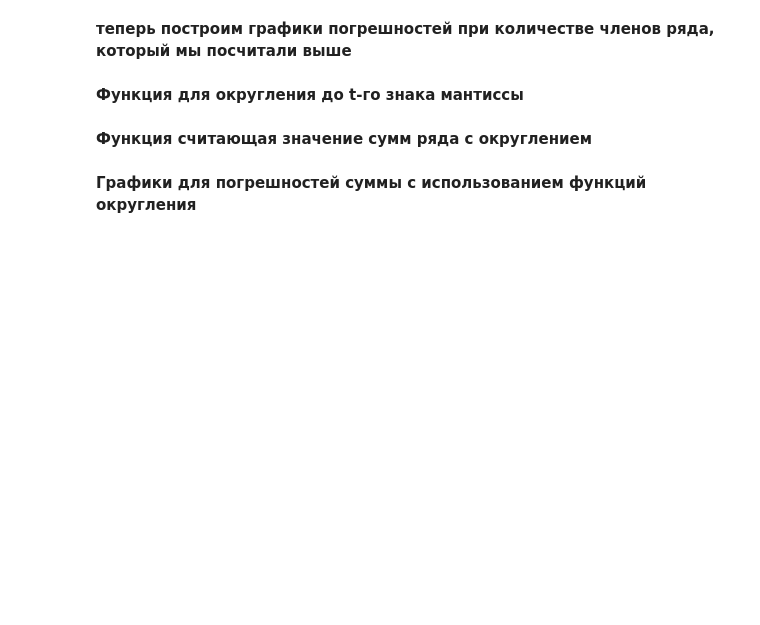
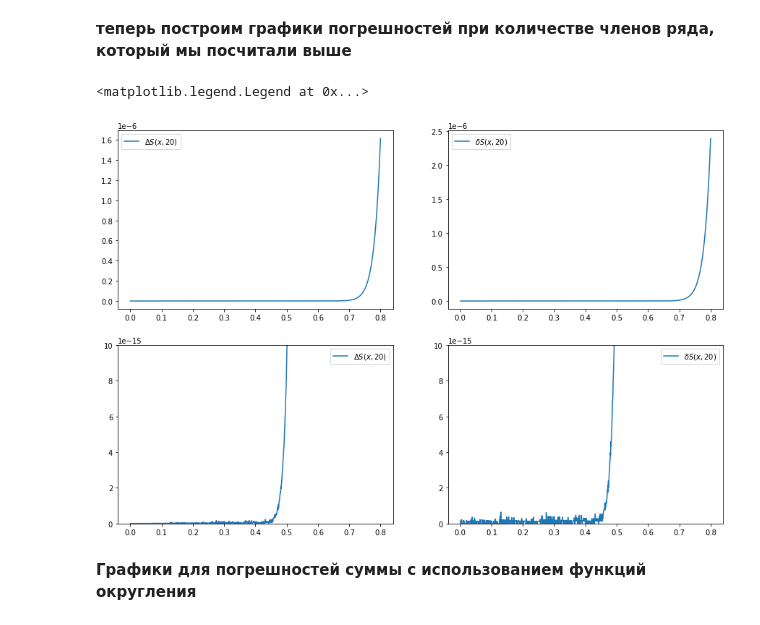
Before and after one commit to Lamantin12/N_A_lab1, a Jupyter notebook: lab_1_main.ipynb, the cells around one changed output. Drawn from its saved outputs; the diff is of its cells as text; code cells hidden in the pictures; blank space fills up the shorter version.

```diff
--- a/lab_1_main.ipynb
+++ b/lab_1_main.ipynb
@@ -93,17 +90,30 @@ print(N_machine_error)
 # %%
 fig, ax = plt.subplots(2,2, figsize = (15, 10))
 
 
-ax[0][0].plot(x_range, abs_error(S_n(x_range,N_machine_error), F(x_range)), label = f'$\Delta S(x,{N_machine_error})$')
-ax[0][1].plot(x_range, relative_error(S_n(x_range,N_machine_error), F(x_range)), label = f'$\delta S(x,{N_machine_error})$')
-ax[1][0].plot(x_range, abs_error(S_n(x_range,N_machine_error), F(x_range)), label = f'$\Delta S(x,{N_machine_error})$')
-ax[1][1].plot(x_range, relative_error(S_n(x_range,N_machine_error), F(x_range)), label = f'$\delta S(x,{N_machine_error})$')
+ax[0][0].plot(x_range,
+              abs_error(sum_of_taylor(x_range,N_machine_error), function(x_range)),
+              label = f'$\Delta S(x,{N_machine_error})$'
+             )
+ax[0][1].plot(x_range,
+              relative_error(sum_of_taylor(x_range,N_machine_error), function(x_range)),
+              label = f'$\delta S(x,{N_machine_error})$'
+             )
+ax[1][0].plot(x_range,
+              abs_error(sum_of_taylor(x_range,N_machine_error), function(x_range)),
+              label = f'$\Delta S(x,{N_machine_error})$'
+             )
+ax[1][1].plot(x_range,
+              relative_error(sum_of_taylor(x_range,N_machine_error), function(x_range)),
+              label = f'$\delta S(x,{N_machine_error})$'
+             )
 
 ax[1][0].set(ylim = (0.0, 10E-15))
 ax[1][1].set(ylim = (0.0, 10E-15))
 ax[0][0].legend()
 ax[0][1].legend()
-ax[0][0].legend()
-ax[0][1].legend()
+ax[1][0].legend()
+ax[1][1].legend()
+# %% [output]
+<matplotlib.legend.Legend at 0x...>
+[figure, added]
-# %% [markdown]
-**Функция для округления до t-го знака мантиссы**
@@ -115,2 +119,0 @@ print(ROUND(0.000001111111111111111111110,4))
-# %% [markdown]
-**Функция считающая значение сумм ряда с округлением**
```
Also changed, not shown: parts of 11 cells of this notebook, 1 other file.
